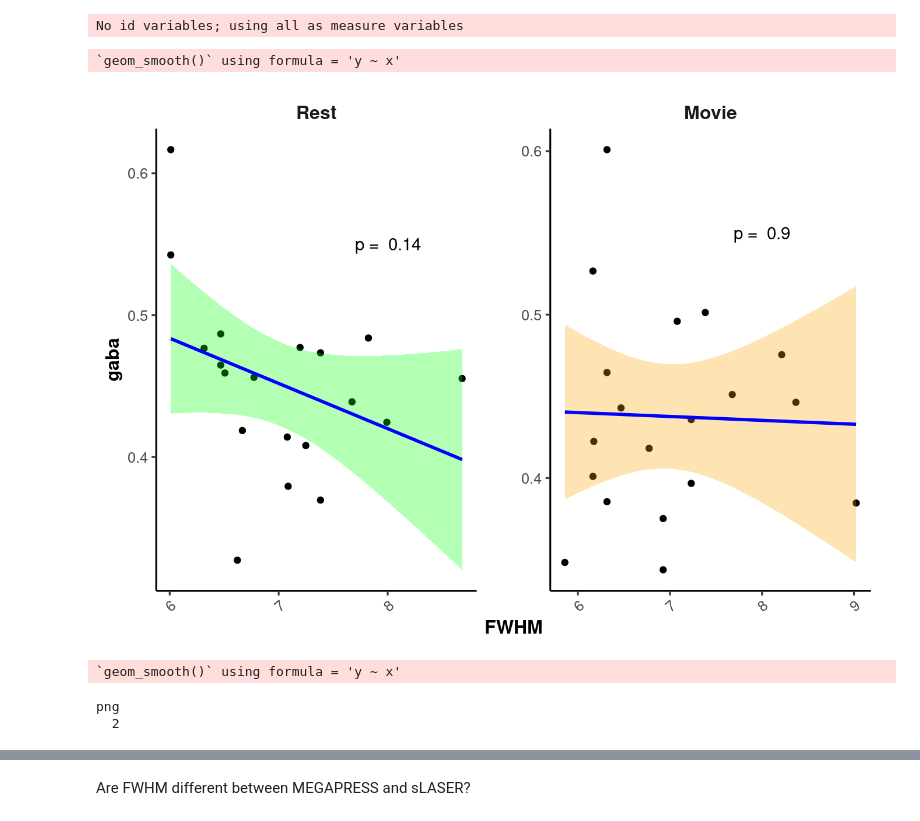
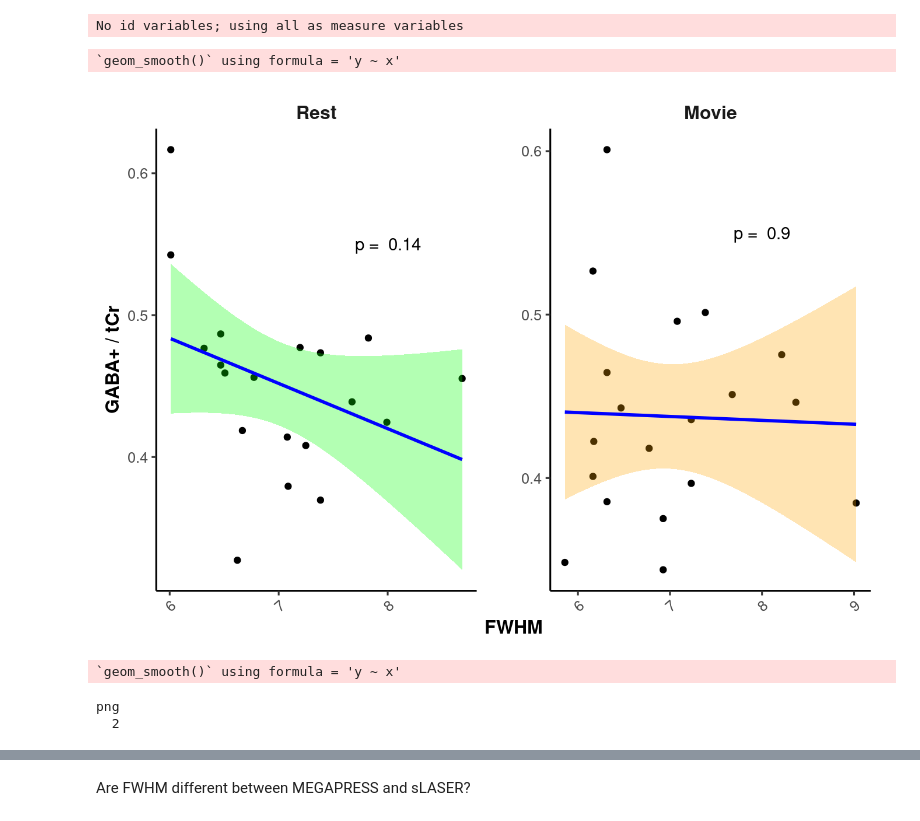
Before and after one commit to WeberLab/EI_Hurst_Manuscript, a Jupyter notebook: notebooks/EI_Hurst_Revised.out.ipynb, the cells around one changed output, grey strips where cells are left out. Drawn from its saved outputs; the diff is of its cells as text; code cells hidden in the pictures.

```diff
--- a/notebooks/EI_Hurst_Revised.out.ipynb
+++ b/notebooks/EI_Hurst_Revised.out.ipynb
@@ -491,33 +493,33 @@ No id variables; using all as measure variables
 # %%
 dat_text <- data.frame(
   label = c(paste("p = ", round(Restgabacortest$p.value, 2)), paste("p = ", round(Moviegabacortest$p.value, 2))),
   Condition = c("Rest", "Movie"),
   x = c(8, 8),
   y = c(.55, .55)
 )
 (gaba_FWHM_plot <- ggplot(data = gabafwhm, aes(x = FWHM, y = gaba, color = Condition, fill = Condition)) +
   geom_point(color = "black") +
   geom_smooth(method = "lm", color = "blue", aes(fill = Condition), alpha = 0.3) +
   theme_classic(base_size = 12) +
   theme(
     strip.background = element_blank(), strip.text.x = element_text(size = 12, face = "bold"),
     axis.title = element_text(face = "bold"), legend.title = element_text(face = "bold")
   ) +
   theme(legend.position = "none") +
   facet_wrap(~ factor(Condition, levels = c("Rest", "Movie")), scales="free") +
   geom_text(
     data = dat_text,
     mapping = aes(x = x, y = y, label = label),
     inherit.aes = FALSE
   ) +
+  ylab("GABA+ / tCr") +
   scale_x_continuous(guide = guide_axis(angle = 40)) +
   theme(panel.spacing = unit(2, "lines")) +
-  #scale_color_manual(values = c("Rest" = "green", "Movie" = "orange")) #+
   scale_fill_manual(values = c("Rest" = "green", "Movie" = "orange"))
 )
 # %% [output]
 `geom_smooth()` using formula = 'y ~ x'
-[figure, old version]
+[figure, new version]
 `geom_smooth()` using formula = 'y ~ x'
 png
   2
```
Also changed, not shown: parts of 12 cells of this notebook, 40 other files.
